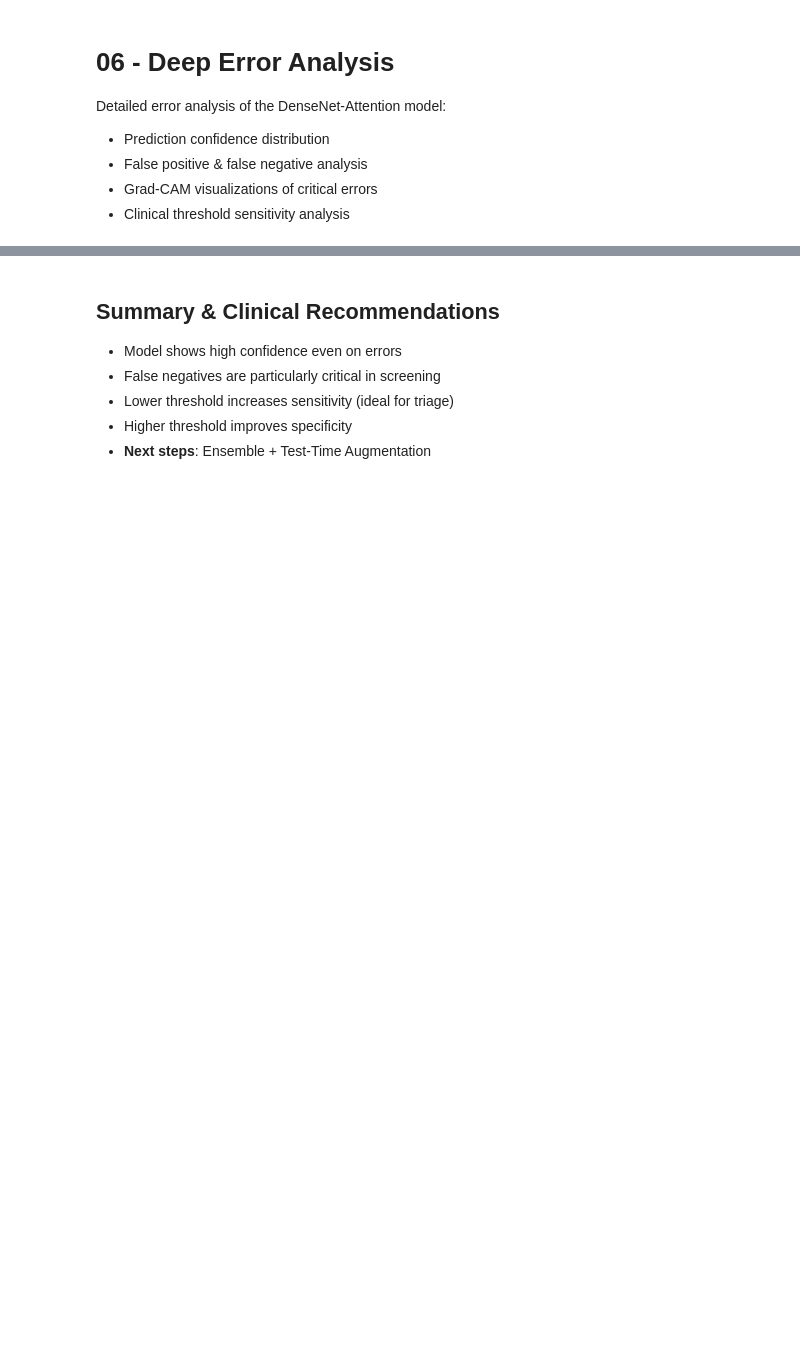
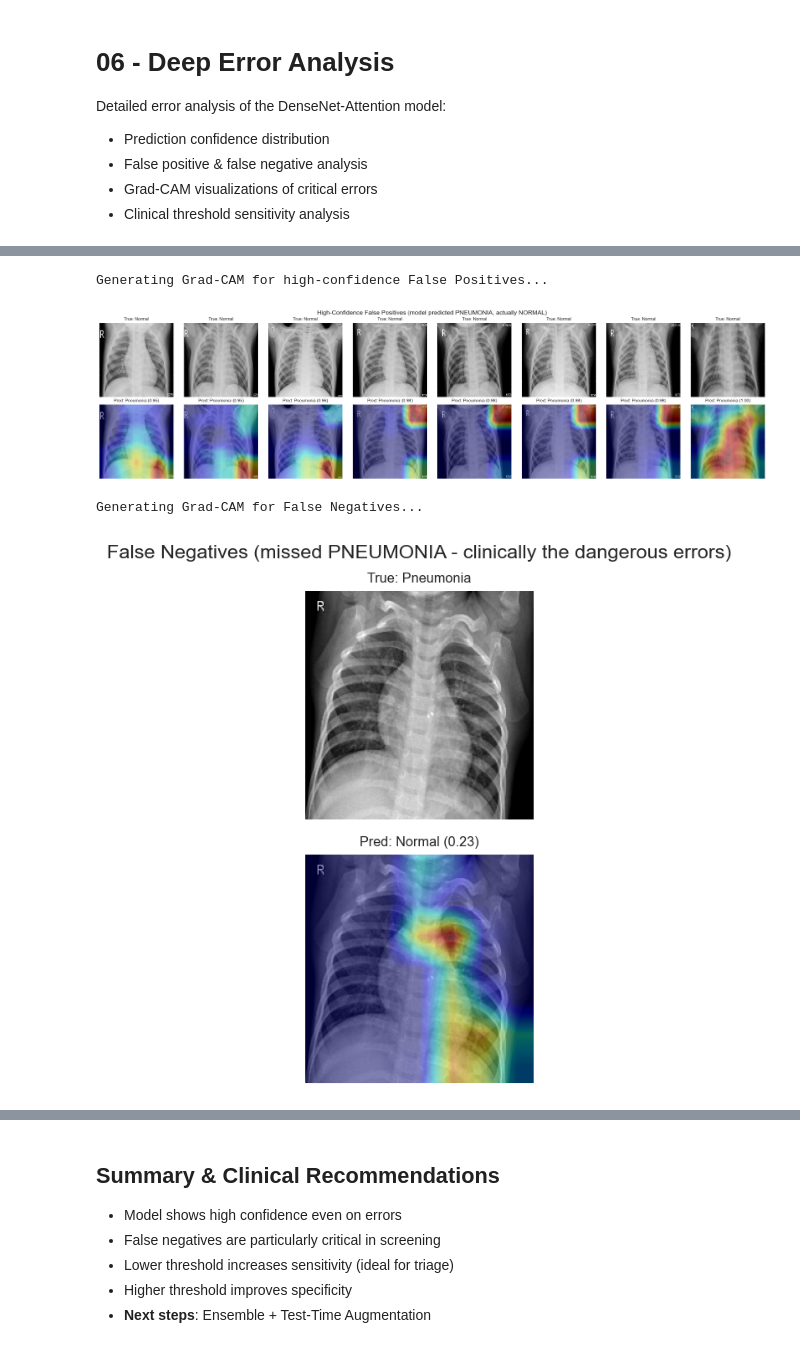
Before and after one commit to NevinJulian/HSLU.MEDIMG.Project, a Jupyter notebook: notebooks/06_error_analysis.ipynb, the cells around one changed output, grey strips where cells are left out. Cells and saved outputs as stored; diff of their text form; code cells hidden in the pictures; blank space fills up the shorter version.

Commit message:
fix notebook errors

```diff
--- a/notebooks/06_error_analysis.ipynb
+++ b/notebooks/06_error_analysis.ipynb
@@ -94,15 +112,35 @@ high_conf_fn = fn_idx[np.argsort(test_probs[fn_idx])[:8]]
 # %%
-target_layer = model.features.denseblock4.denselayer16.conv2
+# DenseNetAttention stores the features as `backbone`, not `features`
+target_layer = model.backbone.denseblock4.denselayer16.conv2
 
 print("Generating Grad-CAM for high-confidence False Positives...")
 heatmaps_fp = generate_gradcam(model, test_images[high_conf_fp], target_layer, device)
-fig_fp = plot_gradcam_grid(test_images[high_conf_fp], heatmaps_fp, test_labels[high_conf_fp], test_probs[high_conf_fp], n_samples=8, title="High-Confidence False Positives")
+fig_fp = plot_gradcam_grid(
+    test_images[high_conf_fp], heatmaps_fp,
+    test_labels[high_conf_fp], test_probs[high_conf_fp],
+    n_samples=8,
+)
+plt.suptitle("High-Confidence False Positives (model predicted PNEUMONIA, actually NORMAL)",
+             fontsize=13, y=1.02)
+plt.savefig("../results/gradcam_false_positives.png", bbox_inches="tight")
 plt.show()
 
 print("Generating Grad-CAM for False Negatives...")
 heatmaps_fn = generate_gradcam(model, test_images[high_conf_fn], target_layer, device)
-fig_fn = plot_gradcam_grid(test_images[high_conf_fn], heatmaps_fn, test_labels[high_conf_fn], test_probs[high_conf_fn], n_samples=8, title="False Negatives (Missed Pneumonia)")
+fig_fn = plot_gradcam_grid(
+    test_images[high_conf_fn], heatmaps_fn,
+    test_labels[high_conf_fn], test_probs[high_conf_fn],
+    n_samples=8,
+)
+plt.suptitle("False Negatives (missed PNEUMONIA - clinically the dangerous errors)",
+             fontsize=13, y=1.02)
+plt.savefig("../results/gradcam_false_negatives.png", bbox_inches="tight")
 plt.show()
+# %% [output]
+Generating Grad-CAM for high-confidence False Positives...
+[figure, added]
+Generating Grad-CAM for False Negatives...
+[figure, added]
 # %%
 print("=== THRESHOLD SENSITIVITY ANALYSIS (Clinical Perspective) ===\n")
 thresholds = [0.3, 0.5, 0.7, 0.85, 0.95]
```
Also changed, not shown: parts of 6 cells of this notebook, 5 other files.
